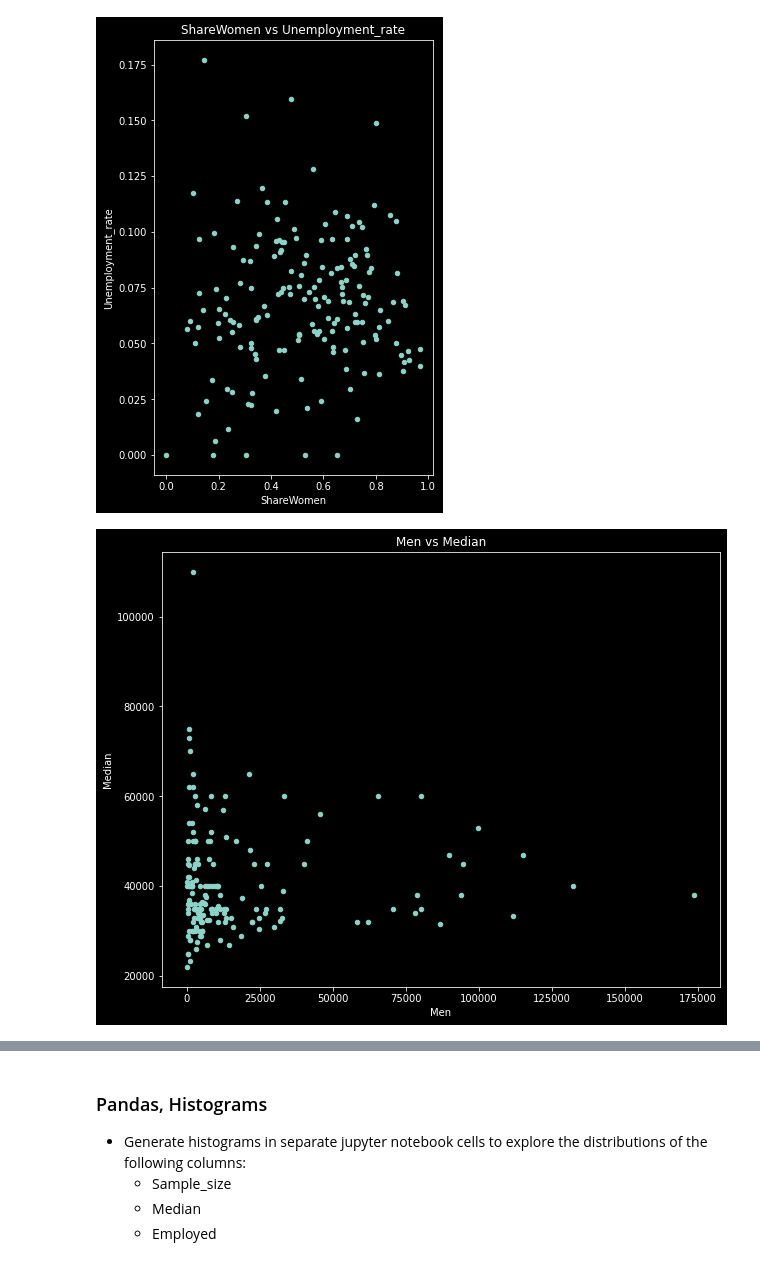
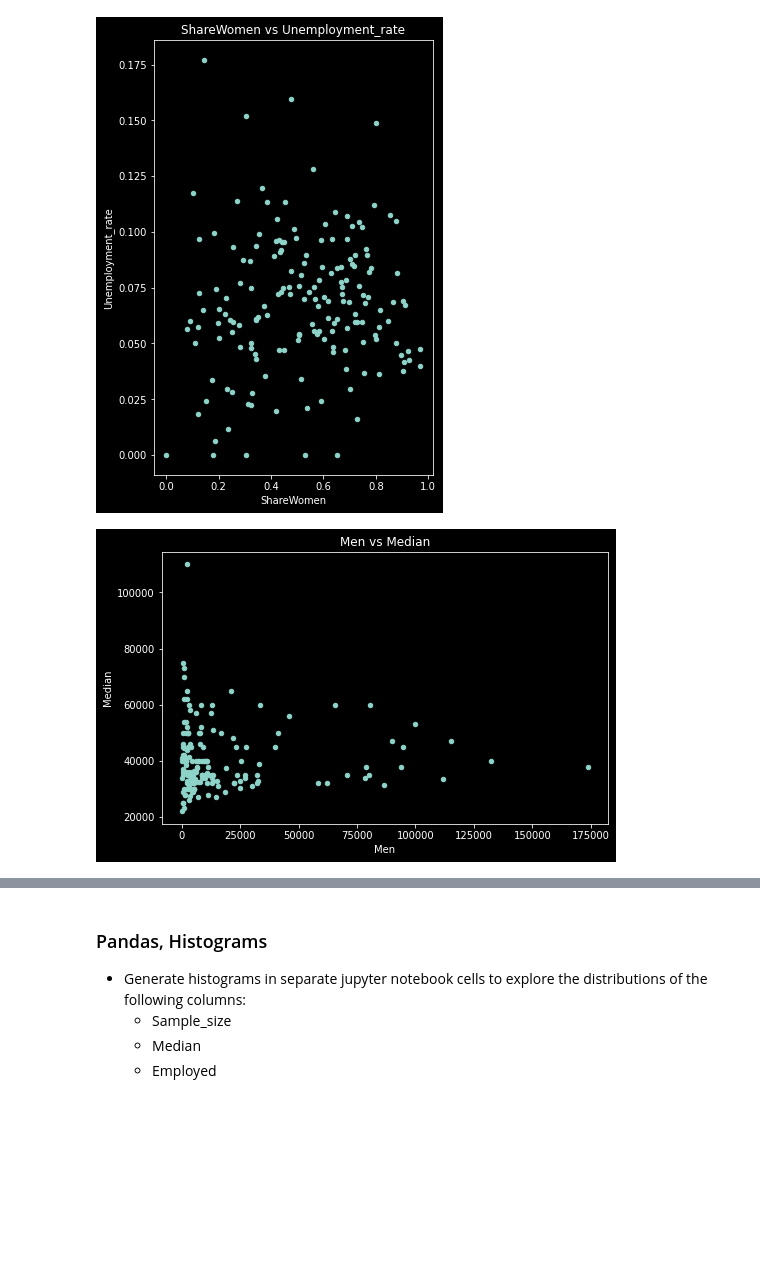
Before and after one commit to PrynsTag/DataQuest-Data-Scientist-Python, a Jupyter notebook: Data Analysis and Visualization/Exploratory Data Visualization/[PROJECT] Visualizing Earnings Based On College Majors/Project.ipynb, the cells around one changed output, grey strips where cells are left out. Saved outputs shown, nothing was run; the diff lists cells and outputs as text; code cells hidden in the pictures; blank space fills up the shorter version.

Commit message:
Added new charts for exploratory analysis

```diff
--- a/Data Analysis and Visualization/Exploratory Data Visualization/[PROJECT] Visualizing Earnings Based On College Majors/Project.ipynb
+++ b/Data Analysis and Visualization/Exploratory Data Visualization/[PROJECT] Visualizing Earnings Based On College Majors/Project.ipynb
@@ -291,8 +300,8 @@ plt.show()
 # %% [output]
 [figure]
 # %%
-recent_grads.plot(x="Men", y="Median", kind="scatter", title="Men vs Median", figsize=(10, 8))
+recent_grads.plot(x="Men", y="Median", kind="scatter", title="Men vs Median", figsize=(8, 5))
 plt.show()
 # %% [output]
-[figure, old version]
+[figure, new version]
 # %%
```
Also changed, not shown: parts of 10 cells of this notebook.
